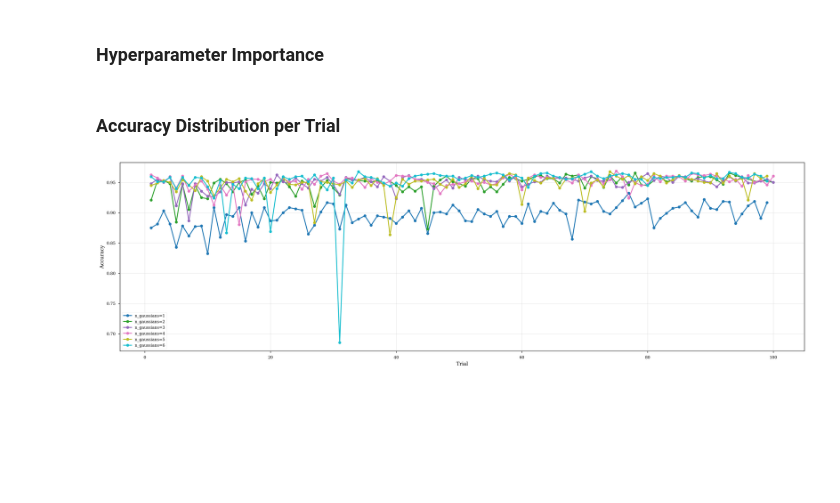
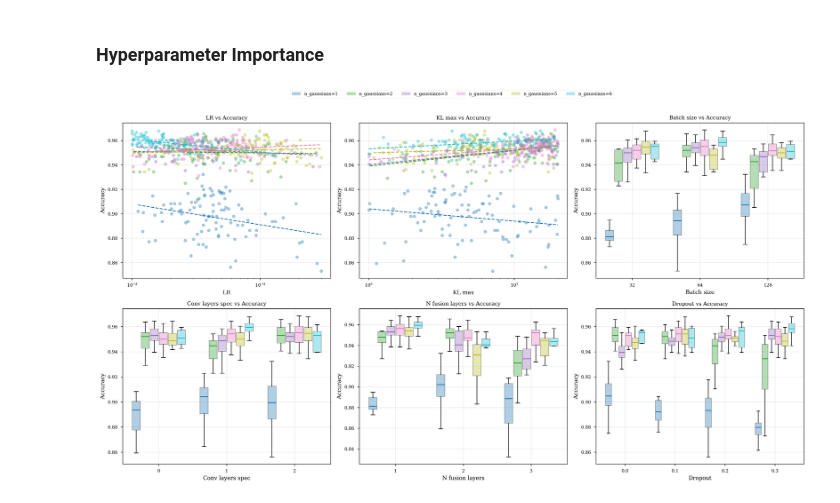
Before and after one commit to LucaCtt/csi-vae, a Jupyter notebook: notebooks/optuna_studies_analysis.ipynb, the cells around one changed output. Cells and saved outputs as stored; diff of their text form; code cells hidden in the pictures; blank space fills up the shorter version.

```diff
--- a/notebooks/optuna_studies_analysis.ipynb
+++ b/notebooks/optuna_studies_analysis.ipynb
@@ -120,7 +120,7 @@ x_range = np.linspace(x_min, x_max, 200)
 fig, axes = plt.subplots(2, 3, figsize=(12, 8), sharey=True)
 axes = np.atleast_1d(axes).flatten()
 
-for i, (ax, completed) in enumerate(zip(axes, all_completed, strict=True),):
+for i, (ax, completed) in enumerate(zip(axes, all_completed, strict=True)):
     kde = gaussian_kde(completed["value"])
     median = completed["value"].median()
 
@@ -169,6 +169,12 @@ axes = axes.flatten()
 for ax, (col, (label, kind)) in zip(axes, params.items(), strict=False):
     if kind == "continuous":
         for i, completed in enumerate(completed_sties := completed_studies):
+            q1, q3 = completed["value"].quantile([0.25, 0.75])
+            iqr = q3 - q1
+            lower = q1 - 1.5 * iqr
+            upper = q3 + 1.5 * iqr
+
+            completed = completed[(completed["value"] >= lower) & (completed["value"] <= upper)]
             ax.scatter(completed[col], completed["value"], alpha=0.4, color=colors[i])
 
             x = np.log10(completed[col])
@@ -187,66 +193,38 @@ for ax, (col, (label, kind)) in zip(axes, params.items(), strict=False):
             grouped = {k: grp["value"].values for k, grp in completed.groupby(col)}
             data = [grouped.get(v, np.array([np.nan])) for v in all_labels]
             positions = base_positions + (i - (len(completed_studies) - 1) / 2) * width
-
             bp = ax.boxplot(
                 data,
                 positions=positions,
                 widths=width * 0.9,
                 patch_artist=True,
                 manage_ticks=False,
+                showfliers=False,
             )
 
             for box in bp["boxes"]:
                 box.set_facecolor(colors[i])
                 box.set_alpha(0.35)
 
             for median in bp["medians"]:
                 median.set_color(colors[i])
                 median.set_linewidth(1.5)
 
         ax.set_xticks(base_positions)
         ax.set_xticklabels([str(v) for v in all_labels])
 
     ax.set_xlabel(label)
     ax.set_ylabel("Accuracy")
     ax.set_title(f"{label} vs Accuracy")
     ax.grid(alpha=0.3)
 
 legend_handles = [
     mpl.patches.Patch(facecolor=colors[i], alpha=0.35, label=study_labels[i]) # pyright: ignore[reportAttributeAccessIssue]
     for i in range(len(completed_studies))
 ]
 fig.legend(handles=legend_handles, loc="upper center", ncol=len(completed_studies))
 plt.tight_layout(rect=(0, 0, 1, 0.95))
 plt.savefig(PLOTS_DIR / "hyperparameters_accuracy_gaussians_all.pdf")
 plt.show()
+# %% [output]
+[figure, added]
-# %% [markdown]
-### Accuracy Distribution per Trial
-# %%
-plt.figure(figsize=(20, 6))
-
-for i, study in enumerate(studies):
-    completed = study[study["state"] == "COMPLETE"].copy()
-
-    acc_lists = completed["user_attrs_accuracies"].apply(lambda x: list(x.values())).tolist()
-    positions = np.arange(1, len(acc_lists) + 1)
-
-    medians = [np.median(v) for v in acc_lists]
-    plt.plot(
-        positions,
-        medians,
-        color=colors[i],
-        marker="o",
-        linewidth=1.8,
-        label=f"n_gaussians={i+1}",
-    )
-
-plt.xlabel("Trial")
-plt.ylabel("Accuracy")
-plt.grid(alpha=0.3)
-plt.legend()
-plt.tight_layout()
-plt.savefig(PLOTS_DIR / "trial_accuracies_gaussians_all.pdf")
-plt.show()
-# %% [output]
-[figure, removed]
```
Also changed, not shown: 13 other files.
